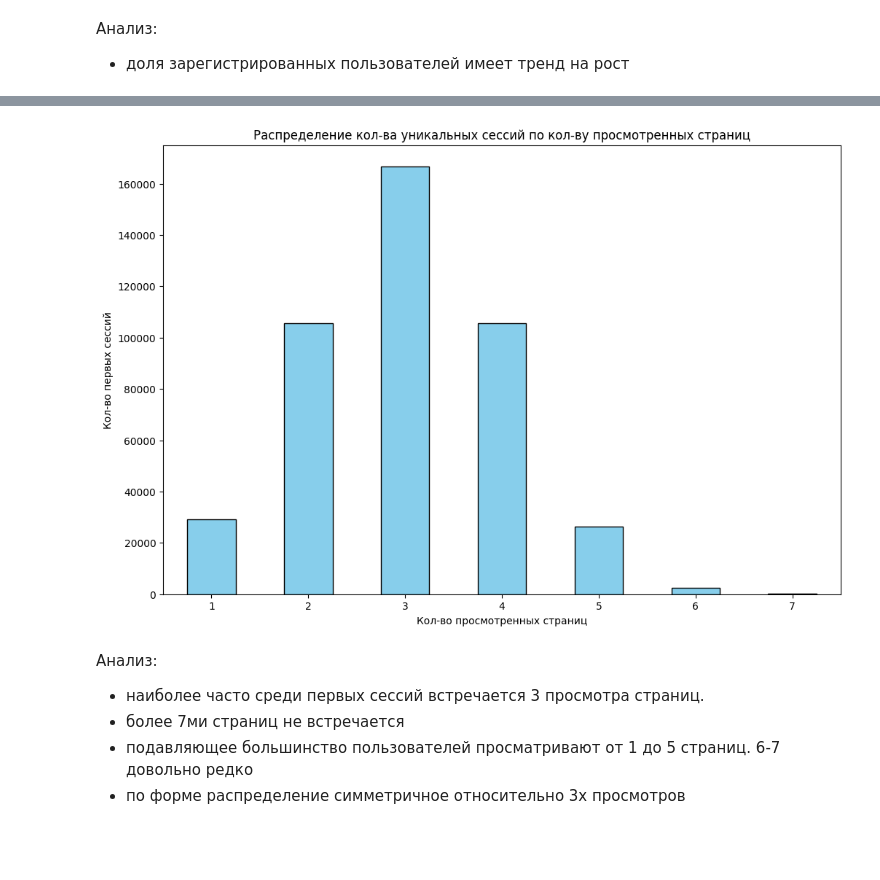
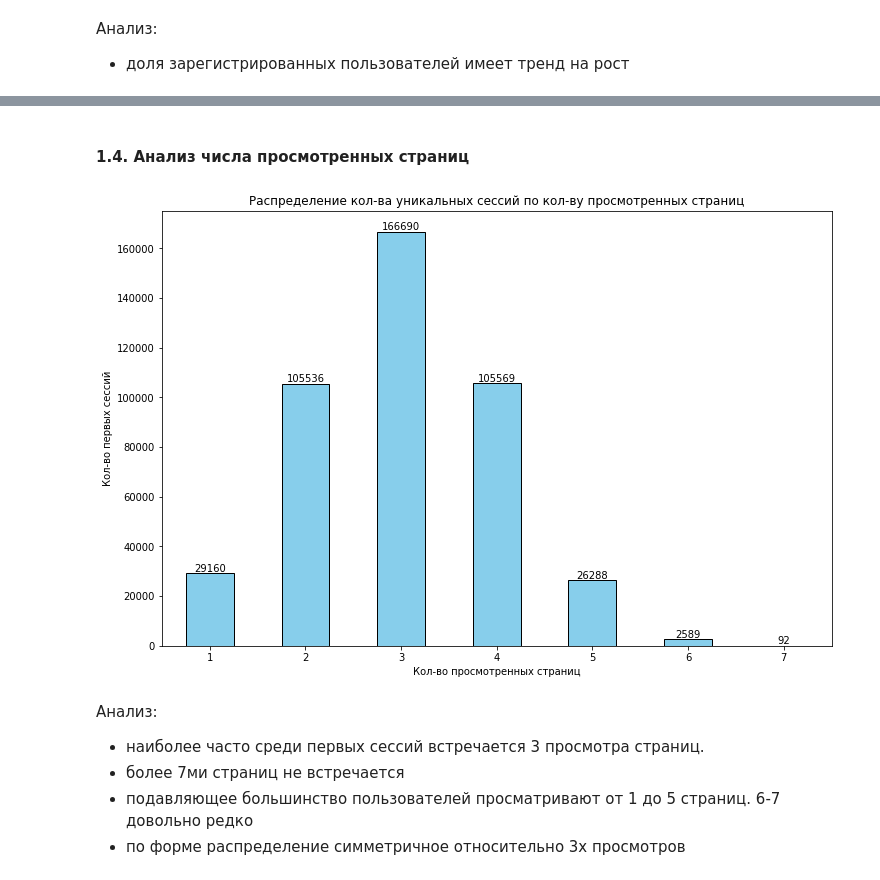
Before and after one commit to Plakhotniuk/practicum_ds, a Jupyter notebook: hypothesis_testing/advertisement_app.ipynb, the cells around one changed output, grey strips where cells are left out. Cells and saved outputs as stored; diff of their text form; code cells hidden in the pictures; blank space fills up the shorter version.

```diff
--- a/hypothesis_testing/advertisement_app.ipynb
+++ b/hypothesis_testing/advertisement_app.ipynb
@@ -184,19 +163,25 @@ plt.show()
+# %% [markdown]
+#### 1.4. Анализ числа просмотренных страниц
 # %%
 first_sessions = sessions_history.groupby(['session_date', 'user_id']).first().reset_index()
 
 first_sessions_page_counter = first_sessions.groupby('page_counter')['session_id'].count().reset_index(name='n_first_sessions')
 
 first_sessions_page_counter.plot.bar(
     x='page_counter', y='n_first_sessions', color='skyblue', edgecolor='black', legend=False
 )
+# подписи столбцов
+for i, v in enumerate(first_sessions_page_counter['n_first_sessions'].values):
+    plt.text(first_sessions_page_counter['n_first_sessions'].index[i], v, str(v), ha='center', va='bottom')
+
 plt.xlabel('Кол-во просмотренных страниц')
 plt.ylabel('Кол-во первых сессий')
 plt.title('Распределение кол-ва уникальных сессий по кол-ву просмотренных страниц')
 plt.xticks(rotation=0)
 
 plt.show()
 # %% [output]
-[figure, old version]
+[figure, new version]
 # %% [markdown]
 Анализ:
 - наиболее часто среди первых сессий встречается 3 просмотра страниц.
```
Also changed, not shown: parts of 69 cells of this notebook, 1 other file.
